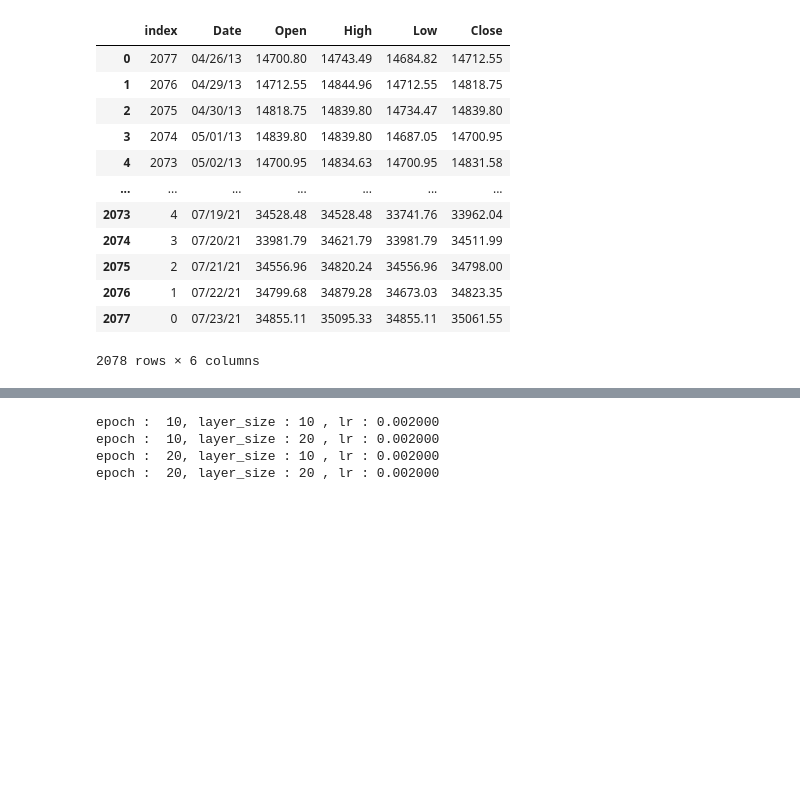
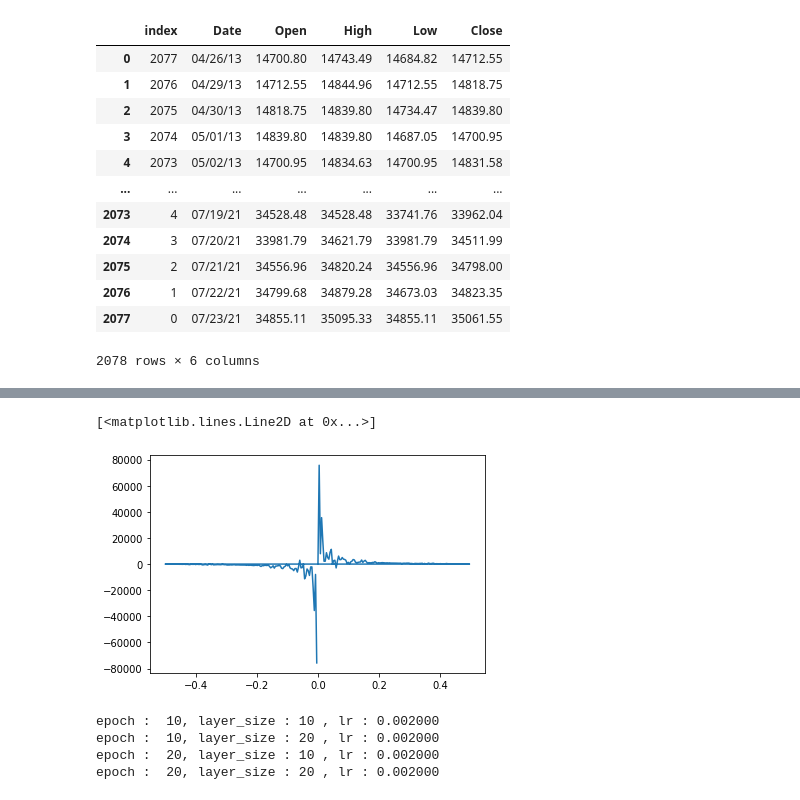
Before and after one commit to fshnkarimi/Labeling, a Jupyter notebook: Time_Series_Labelling.ipynb, the cells around one changed output, grey strips where cells are left out. Cells and saved outputs as stored; diff of their text form; code cells hidden in the pictures; blank space fills up the shorter version.

```diff
--- a/Time_Series_Labelling.ipynb
+++ b/Time_Series_Labelling.ipynb
@@ -535,14 +528,23 @@ fig.show()
 # %%
-def window(df,index,label,step_size):
+def window1d(df,index,label,step_size):
   xtrain = np.array([df[i + step_size - 1:i+step_size*11:step_size] for i in index if (i-1 + 11*step_size) in index])
   ytrain = np.array([label[i-1 + 11*step_size] for i in index if (i-1 + 11*step_size) in index])
   return xtrain , ytrain
-
+def window2d(df,index,label,step_size):
+  xtrain = np.array([[np.sum([df[j:j+step_size]])/step_size for j in range(i,i+11*step_size,step_size)] for i in index if (i-1 + 11*step_size) in index])
+  ytrain = np.array([label[i-1 + 11*step_size] for i in index if (i-1 + 11*step_size) in index])
+  return xtrain , ytrain
 
 def data_pre1d(df,index,la,step_size,deep):
-  x,y = window(df,index,la,step_size)
-  print(x)
-  print("AAAA")
+  x,y = window1d(df,index,la,step_size)
+  x = x / np.mean(x,axis = 1).reshape((len(x) , 1))
+  x = x - np.ones((len(x) ,1))
+  if deep:
+    x =x.reshape(x.shape[0],x.shape[1] , 1)
+  y = (y + 1)//2
+  return x,y
+def data_pre1d_with_smothing(df,index,la,step_size,deep):
+  x,y = window2d(df,index,la,step_size)
   x = x / np.mean(x,axis = 1).reshape((len(x) , 1))
   x = x - np.ones((len(x) ,1))
   if deep:
@@ -550,8 +552,8 @@ def data_pre1d(df,index,la,step_size,deep):
   y = (y + 1)//2
   return x,y
 def data_pre2d(df,index,la,step_size,deep):
-  x1,y1 = window(df,index,la,step_size)
-  x2,y2 = window(df,index,la,1)
+  x1,y1 = window2d(df,index,la,step_size)
+  x2,y2 = window1d(df,index,la,1)
   x1 = x1 / np.mean(x1,axis = 1).reshape((len(x1) , 1))
   x1 = x1 - np.ones((len(x1) ,1))
 
@@ -834,3 +926,12 @@ fft_data , fre = historical.fft_analyse()
+# %%
+k = np.array([(da[i] + da[i+1] + da[i+2] + da[i+3])/4 for i in range(256 -4)])
+# %%
+ff = np.fft.fft(k,axis=0)
+freq = np.fft.fftfreq(k.shape[-1])
+plt.plot(freq, ff.imag)
+# %% [output]
+[<matplotlib.lines.Line2D at 0x...>]
+[figure, added]
 # %%
 historical.K_fold_purged(10,2,10,0)
 x_train,y_train,x_val,y_val = historical.split_data(4,True,True)
```
Also changed, not shown: parts of 53 cells of this notebook.
